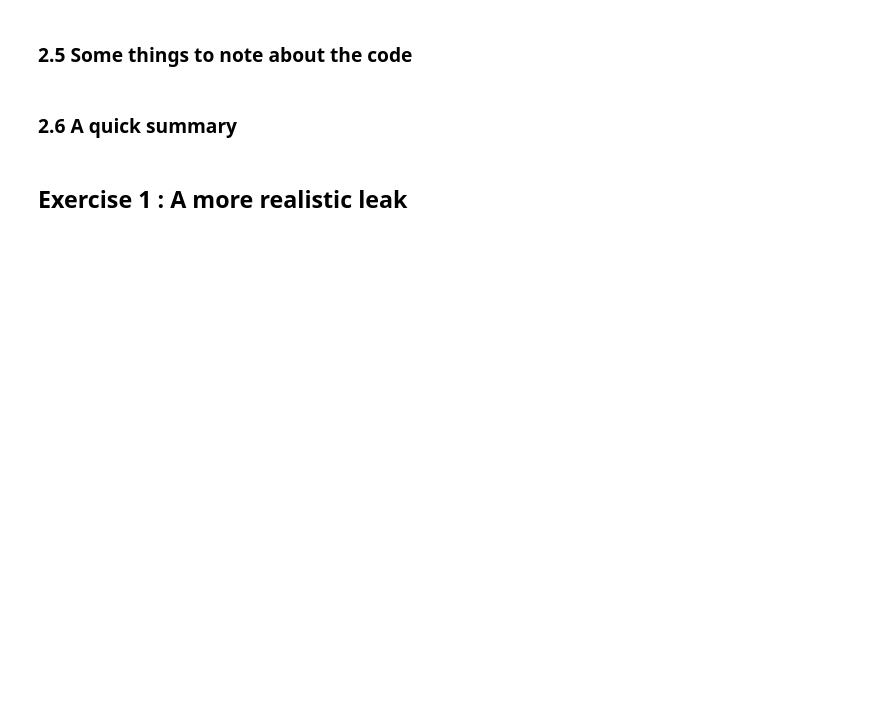
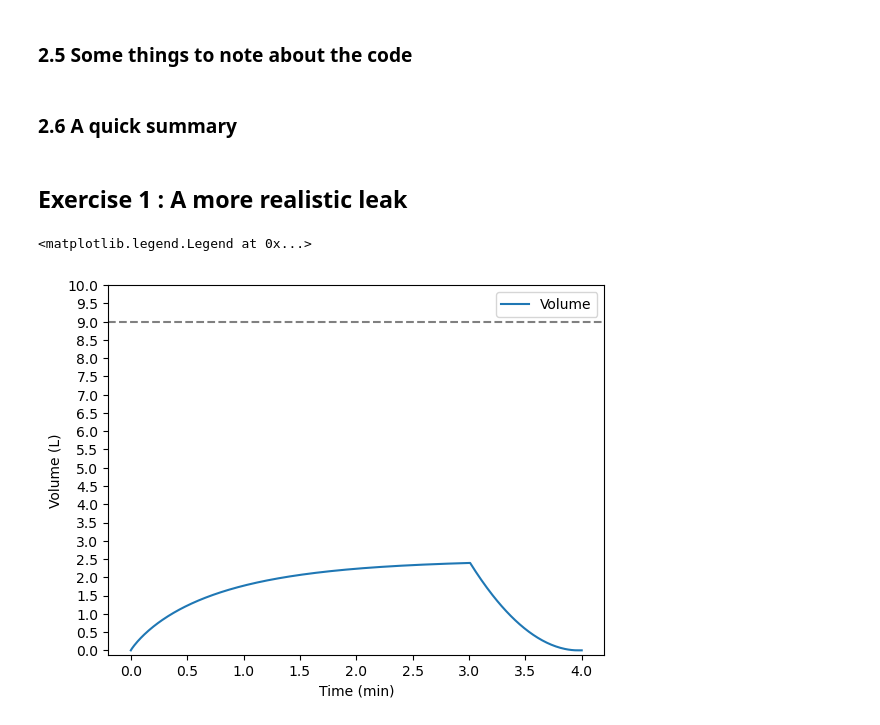
Before and after one commit to SPS-SP2273/learning-portfolio-russell-ykh, a Jupyter notebook: numerical solutions/numerical_solutions_(need).ipynb, the cells around one changed output. Cells and saved outputs as stored; diff of their text form; code cells hidden in the pictures; blank space fills up the shorter version.

Commit message:
Completed numerical solutions (need)

```diff
--- a/numerical solutions/numerical_solutions_(need).ipynb
+++ b/numerical solutions/numerical_solutions_(need).ipynb
@@ -208,7 +236,57 @@ plt.hlines(bucket_capacity, 0, max_time, colors='grey', ls='dashed')
 # %% [markdown]
 ## Exercise 1 :  A more realistic leak
 # %%
+import math
+import matplotlib.pyplot as plt
 
+gravity = 9.8 #acceleration due to gravity in m/s2
+base = 700 * 10**-4 #area of the base of the bucket in m2
+hole = 1 * 10**-4 #area of the hole in m2
+fill_rate = 5 #rate at which the bucket is filled in L/min
+conversion = 60 * 10**3 #converting m3/s to L/min
+leak_rate = lambda h : hole * math.sqrt(2 * gravity * h) * conversion #rate at which water leaks in L/min
+minimum = 0 #minimum volume in L
+capacity = 9 #maximum volume in L
 
+height = 0 #current height of water in the bucket in m
+volume = 0 #current volume of water in the bucket in L
 
-# Your solution here
+time = 0 #current time in min
+dt = 0.01 #increment of time in min
+time_off = 3 #time at which tap turns off
+time_end = 4 #end time in min
+
+x = [] #all times
+y = [] #all volumes
+
+running = True #is the simulation still running
+
+while time <= time_end:
+    x.append(time)
+    y.append(volume)
+
+    volume_fill = fill_rate*dt
+    volume_leak = leak_rate(height)*dt
+
+    if time < time_off:
+        volume += volume_fill
+
+        if volume > capacity:
+            volume = capacity
+
+    if volume - volume_leak >= minimum:
+        volume -= volume_leak
+
+    height = (volume*(10**-3)) / base
+
+    time += dt
+
+plt.plot(x, y, label="Volume")
+plt.yticks([x/2 for x in range(21)])
+plt.xlabel("Time (min)")
+plt.ylabel("Volume (L)")
+plt.axhline(capacity, color="grey", linestyle="--")
+plt.legend()
+# %% [output]
+<matplotlib.legend.Legend at 0x...>
+[figure, added]
```
Also changed, not shown: parts of 1 cell of this notebook.
